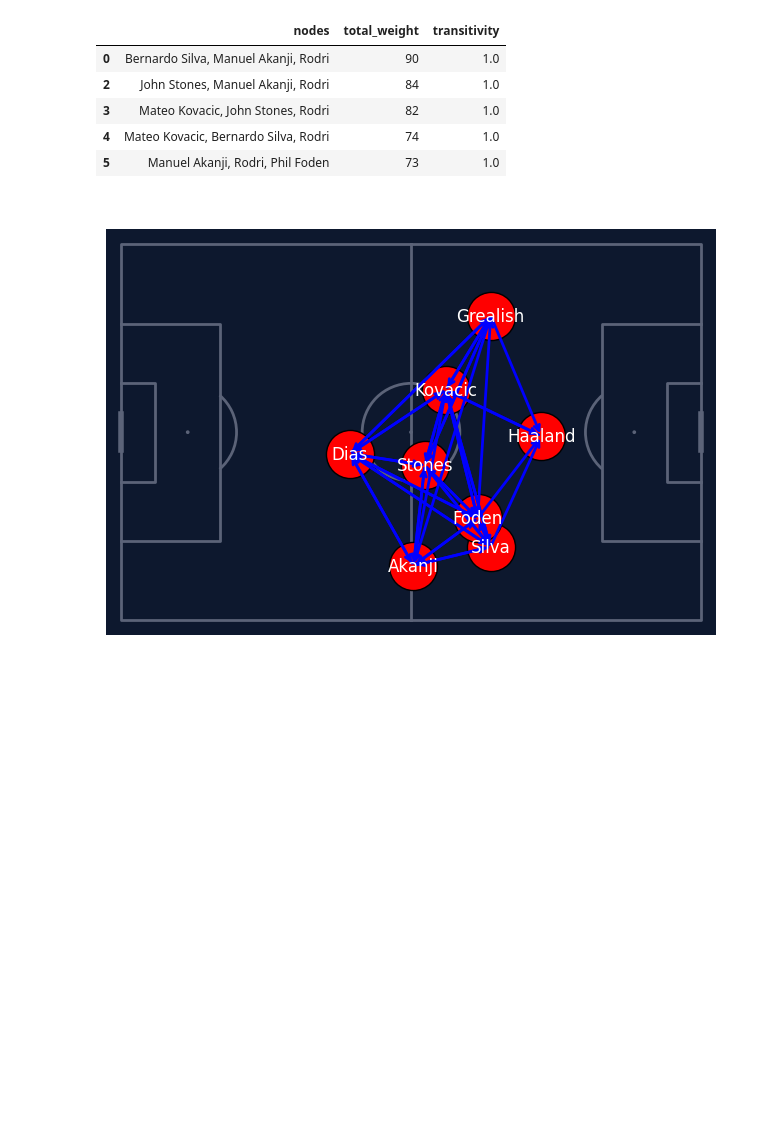
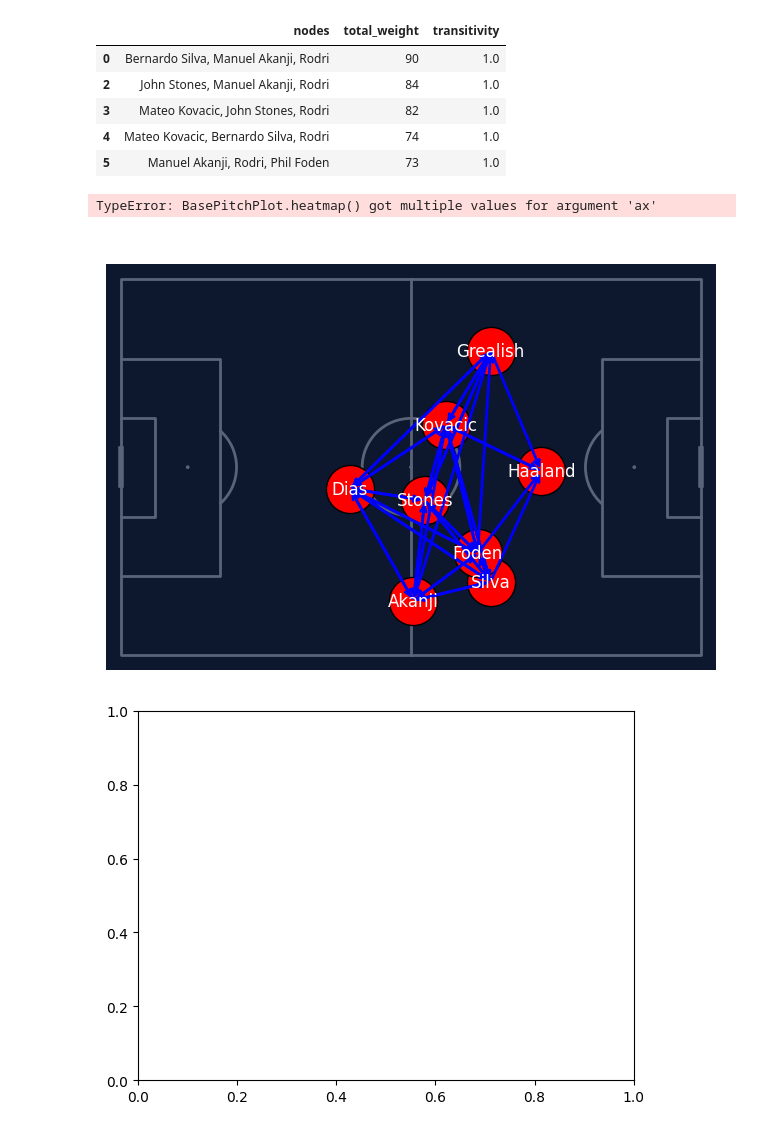
Before and after one commit to juanmarino15/futbolPlus, a Jupyter notebook: scraper/whoScoredScrape.ipynb, the cells around one changed output. Saved outputs shown, nothing was run; the diff lists cells and outputs as text; code cells hidden in the pictures; blank space fills up the shorter version.

```diff
--- a/scraper/whoScoredScrape.ipynb
+++ b/scraper/whoScoredScrape.ipynb
@@ -630,7 +630,7 @@ Triad Properties (Top 5):
 # %%
 import pandas as pd
 import matplotlib.pyplot as plt
-from mplsoccer import Pitch
+from mplsoccer import Pitch, VerticalPitch
 
 # Function to plot the directed pass network with uniform line widths and circle sizes
 def pass_network_visualization(ax, passes_df, player_df, exclude_players=None):
@@ -647,31 +647,36 @@ def pass_network_visualization(ax, passes_df, player_df, exclude_players=None):
         ax.annotate('', xy=(row['x_end'], row['y_end']), xytext=(row['x'], row['y']),
                     arrowprops=dict(arrowstyle="->", color='blue', lw=line_width))
 
     # Plot player nodes with a fixed size
     scatter = ax.scatter(player_df['x'], player_df['y'], s=marker_size, color='red', edgecolors='black', zorder=2)
 
     # Add player names or shirt numbers
     for idx, row in player_df.iterrows():
         ax.text(row['x'], row['y'], str(row['name'].split()[-1]), color='white', fontsize=12,
                 ha='center', va='center', zorder=3)
 
 # Assuming you have already imported the away_directed_passes_between_df DataFrame
 # Define the DataFrame for passes and player locations
 passes_df = away_directed_passes_between_df[['x', 'y', 'x_end', 'y_end', 'pass_count', 'name', 'name_end']]
 player_df = away_directed_passes_between_df[['x', 'y', 'count', 'name', 'shirtNo']].drop_duplicates(subset=['name'])
 
 # Define a list of players to exclude from the visualization
-exclude_players = ['Rodri', 'Stefan Ortega','Josko Gvardiol']
+exclude_players = ['Rodri', 'Stefan Ortega', 'Josko Gvardiol']
 
 # Create the pitch
 pitch = Pitch(pitch_type='opta', pitch_color='#0D182E', line_color='#5B6378')
 fig, ax = pitch.draw()
 
 # Plotting the network with excluded players and corresponding lines
 pass_network_visualization(ax, passes_df, player_df, exclude_players=exclude_players)
 
 # Add titles and show the plot
 plt.title('Directed Pass Network', color='white', fontsize=14)
+
+# Adding a heatmap behind the network
+heatmap = pitch.heatmap(away_directed_passes_between_df['x'], away_directed_passes_between_df['y'], ax=ax, cmap='hot', bins=20)
 plt.show()
 # %% [output]
+TypeError: BasePitchPlot.heatmap() got multiple values for argument 'ax'
 [figure]
+[figure, added]
```
Also changed, not shown: 2 other files.
